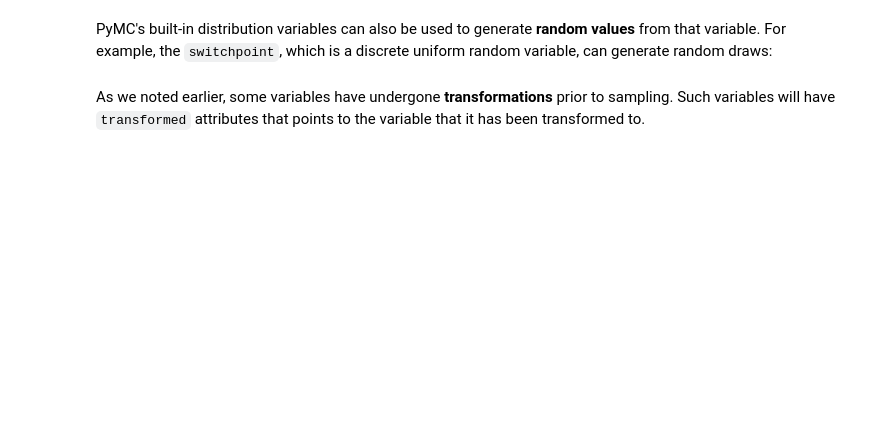
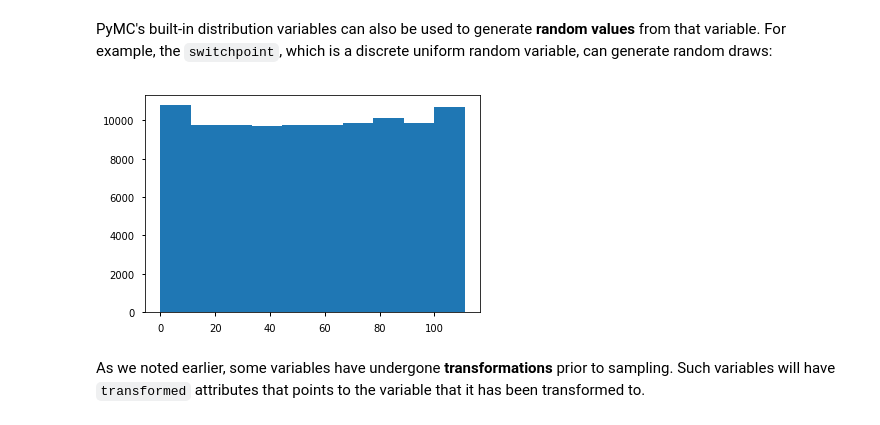
Before and after one commit to fonnesbeck/PyMC3_DataScienceLA, a Jupyter notebook: notebooks/1. Introduction to PyMC3.ipynb, the cells around one changed output. Cells and saved outputs as stored; diff of their text form; code cells hidden in the pictures; blank space fills up the shorter version.

```diff
--- a/notebooks/1. Introduction to PyMC3.ipynb
+++ b/notebooks/1. Introduction to PyMC3.ipynb
@@ -229,7 +412,9 @@ early_mean.init_value
 # %% [markdown]
 PyMC's built-in distribution variables can also be used to generate **random values** from that variable. For example, the `switchpoint`, which is a discrete uniform random variable, can generate random draws:
 # %%
-plt.hist(switchpoint.random(size=1000));
+plt.hist(switchpoint.random(size=100000));
+# %% [output]
+[figure, added]
 # %% [markdown]
 As we noted earlier, some variables have undergone **transformations** prior to sampling. Such variables will have `transformed` attributes that points to the variable that it has been transformed to.
 # %%
```
Also changed, not shown: parts of 29 cells of this notebook, 1 other file.
